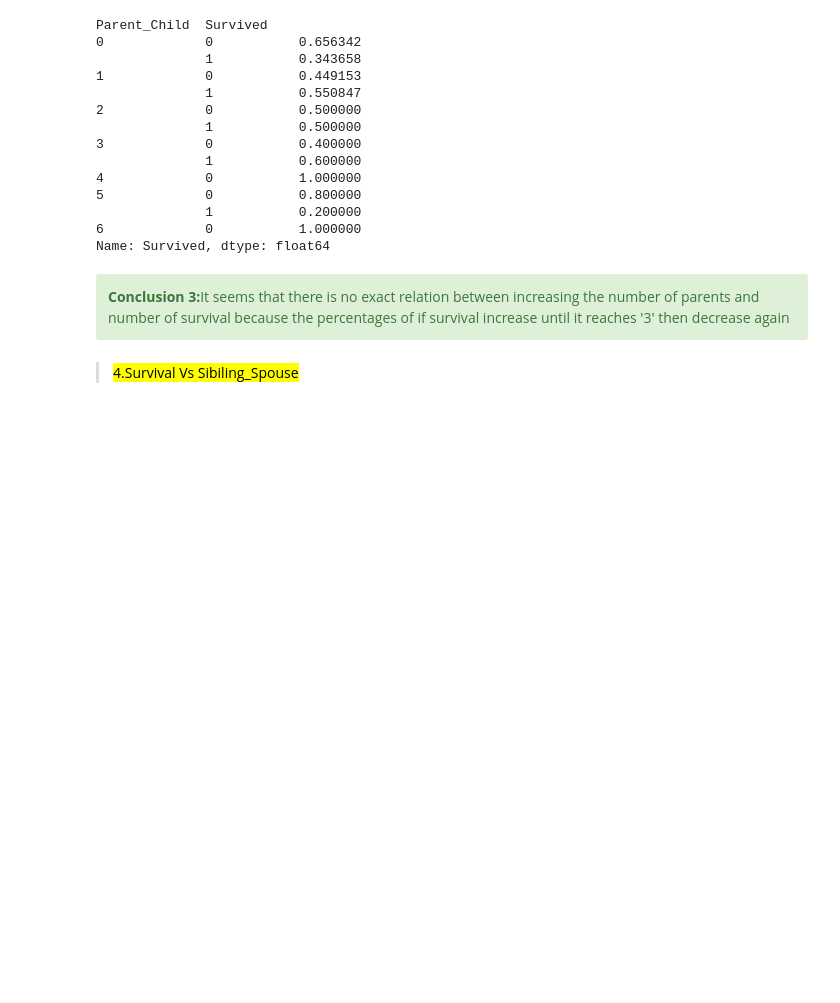
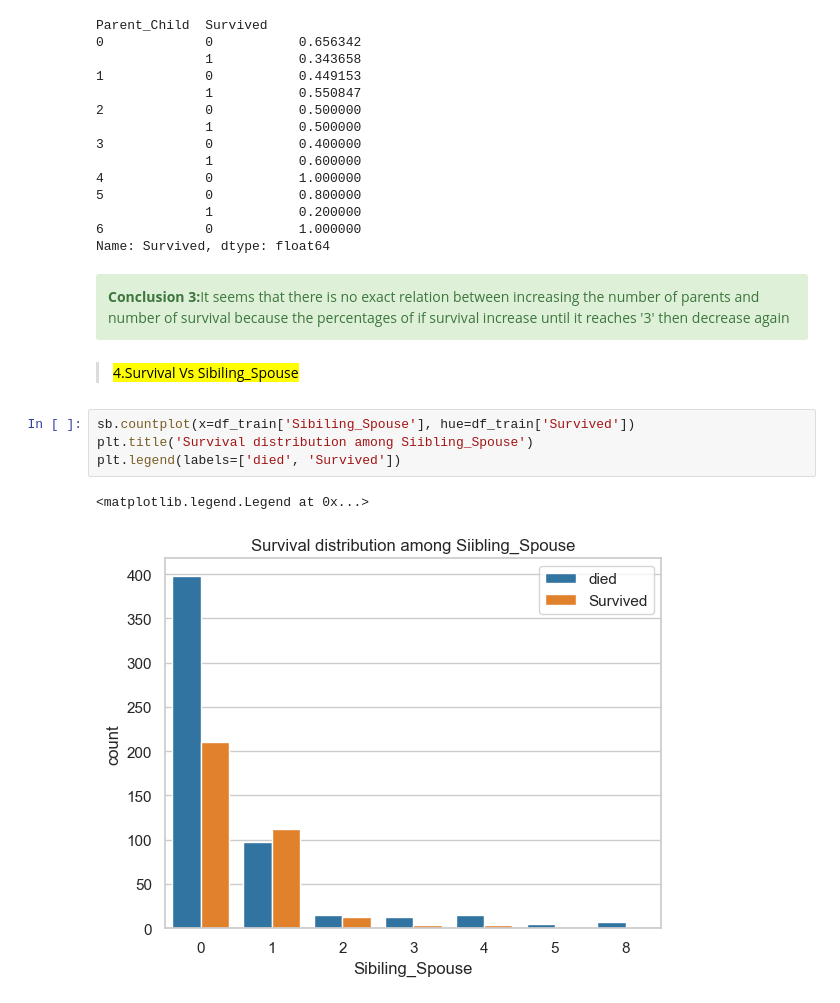
Before and after one commit to mtheggi/Titanic-Survival-Prediction, a Jupyter notebook: Titanic_Survival_Prediction.ipynb, the cells around one changed output. Cells and saved outputs as stored; diff of their text form; blank space fills up the shorter version.

Commit message:
Survivals Vs Sibiling_Spouse

```diff
--- a/Titanic_Survival_Prediction.ipynb
+++ b/Titanic_Survival_Prediction.ipynb
@@ -271,3 +271,10 @@ Name: Survived, dtype: float64
 </div>
 # %% [markdown]
 ><mark>4.Survival Vs Sibiling_Spouse</mark>
+# %%
+sb.countplot(x=df_train['Sibiling_Spouse'], hue=df_train['Survived'])
+plt.title('Survival distribution among Siibling_Spouse')
+plt.legend(labels=['died', 'Survived'])
+# %% [output]
+<matplotlib.legend.Legend at 0x...>
+[figure, added]
```
Also changed, not shown: parts of 3 cells of this notebook.
